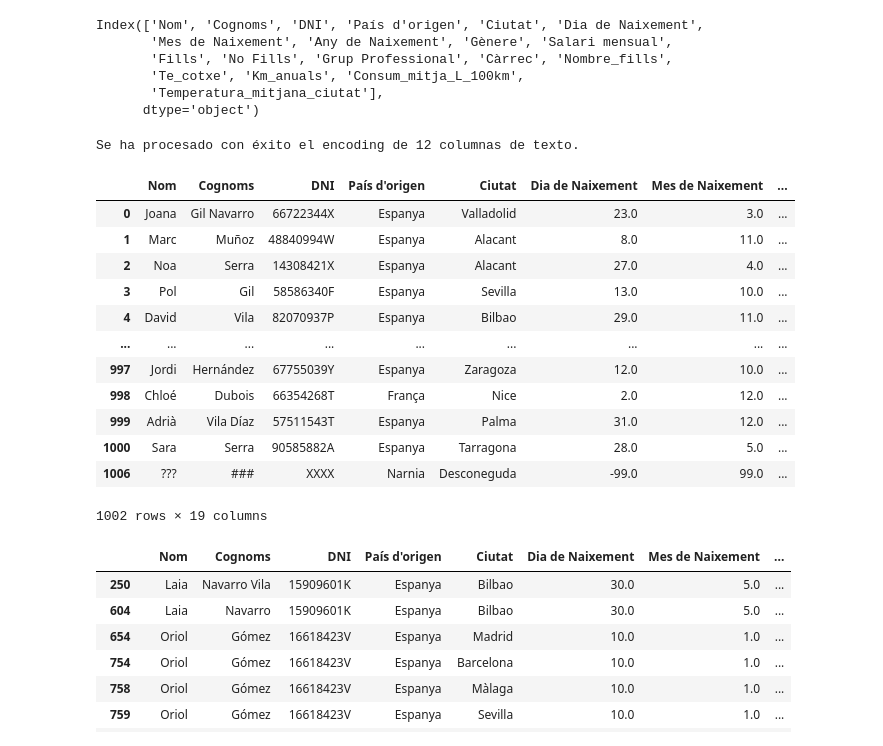
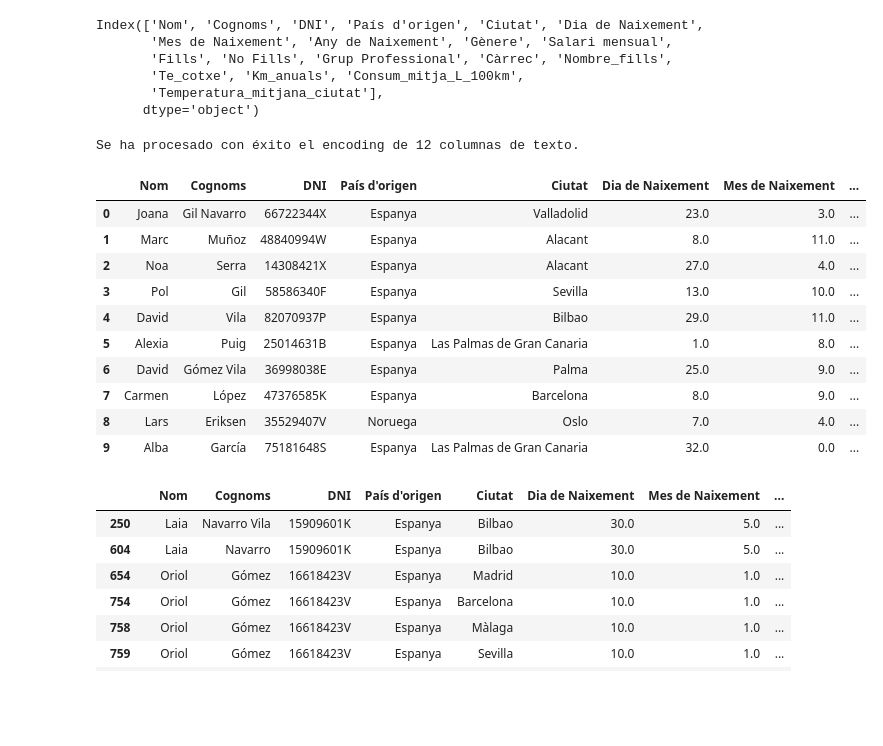
Before and after one commit to jordi-cx/it_academy, a Jupyter notebook: sprint_08_jcx_wip.ipynb, the cells around one changed output. Drawn from its saved outputs; the diff is of its cells as text; code cells hidden in the pictures; blank space fills up the shorter version.

```diff
--- a/sprint_08_jcx_wip.ipynb
+++ b/sprint_08_jcx_wip.ipynb
@@ -328,22 +314,20 @@ def corregir_encoding(df=None):
     return pd.DataFrame()
 # %%
 df_reparado = corregir_encoding(df_limpio)
-df_reparado
+display(df_reparado.head(10))
 # %% [output]
 Se ha procesado con éxito el encoding de 12 columnas de texto.
 |  | Nom | Cognoms | DNI | País d'origen | Ciutat | Dia de Naixement | Mes de Naixement | ... |
 | 0 | Joana | Gil Navarro | 66722344X | Espanya | Valladolid | 23.0 | 3.0 | ... |
 | 1 | Marc | Muñoz | 48840994W | Espanya | Alacant | 8.0 | 11.0 | ... |
 | 2 | Noa | Serra | 14308421X | Espanya | Alacant | 27.0 | 4.0 | ... |
 | 3 | Pol | Gil | 58586340F | Espanya | Sevilla | 13.0 | 10.0 | ... |
 | 4 | David | Vila | 82070937P | Espanya | Bilbao | 29.0 | 11.0 | ... |
-| ... | ... | ... | ... | ... | ... | ... | ... | ... |
-| 997 | Jordi | Hernández | 67755039Y | Espanya | Zaragoza | 12.0 | 10.0 | ... |
-| 998 | Chloé | Dubois | 66354268T | França | Nice | 2.0 | 12.0 | ... |
-| 999 | Adrià | Vila Díaz | 57511543T | Espanya | Palma | 31.0 | 12.0 | ... |
-| 1000 | Sara | Serra | 90585882A | Espanya | Tarragona | 28.0 | 5.0 | ... |
-| 1006 | ??? | ### | XXXX | Narnia | Desconeguda | -99.0 | 99.0 | ... |
+| 5 | Alexia | Puig | 25014631B | Espanya | Las Palmas de Gran Canaria | 1.0 | 8.0 | ... |
+| 6 | David | Gómez Vila | 36998038E | Espanya | Palma | 25.0 | 9.0 | ... |
+| 7 | Carmen | López | 47376585K | Espanya | Barcelona | 8.0 | 9.0 | ... |
+| 8 | Lars | Eriksen | 35529407V | Noruega | Oslo | 7.0 | 4.0 | ... |
+| 9 | Alba | García | 75181648S | Espanya | Las Palmas de Gran Canaria | 32.0 | 0.0 | ... |
-1002 rows × 19 columns
 # %%
 # Voy a investigar cómo son las filas con DNI duplicados
 # para tomar una decisión sobre qué filas podemos quedarnos
```
Also changed, not shown: parts of 21 cells of this notebook.
